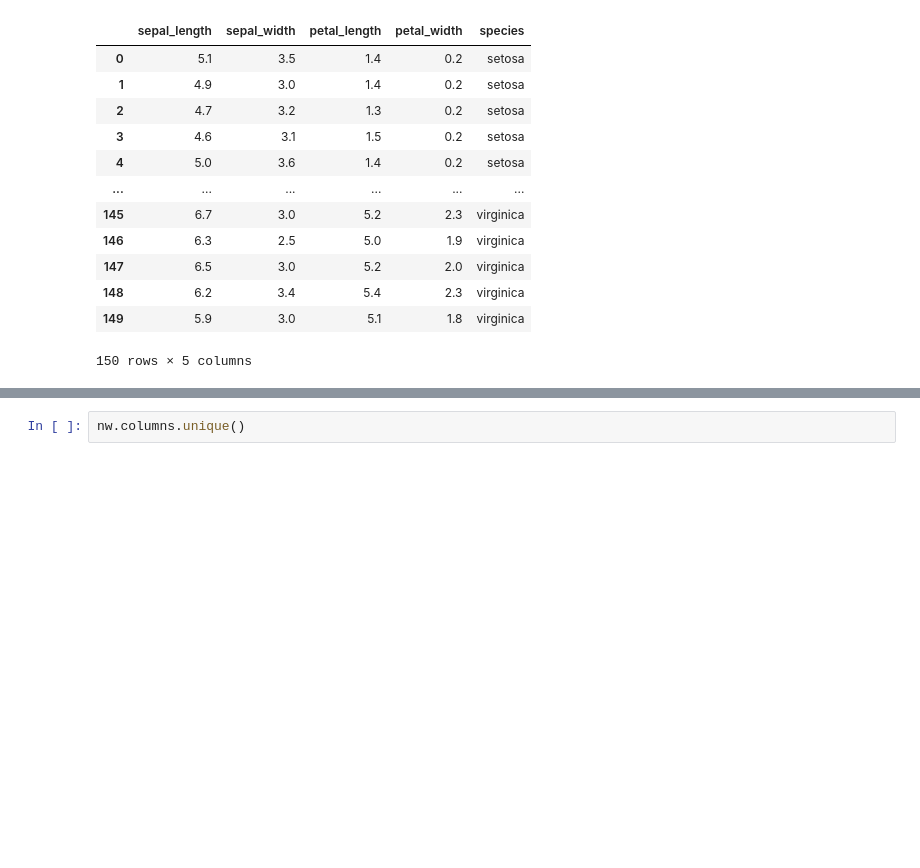
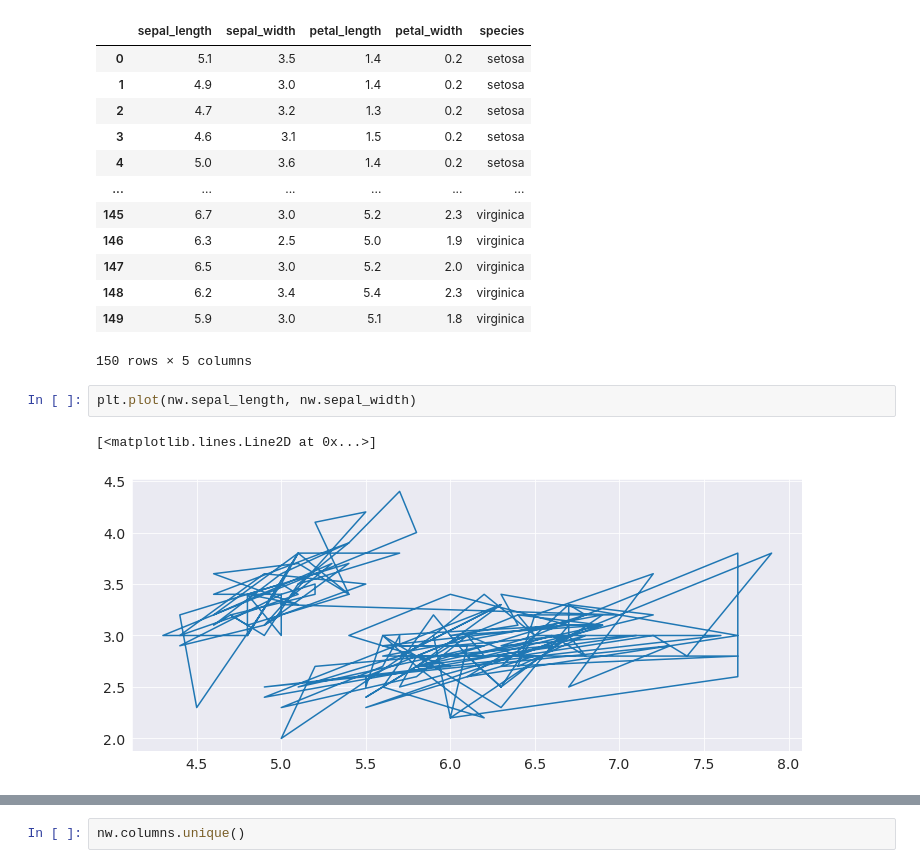
Before and after one commit to Mileye22/Mileye22, a Jupyter notebook: VisualizationTech.ipynb, the cells around one changed output, grey strips where cells are left out. Drawn from its saved outputs; the diff is of its cells as text; blank space fills up the shorter version.

```diff
--- a/VisualizationTech.ipynb
+++ b/VisualizationTech.ipynb
@@ -394,3 +410,8 @@ nw
 | 148 | 6.2 | 3.4 | 5.4 | 2.3 | virginica |
 | 149 | 5.9 | 3.0 | 5.1 | 1.8 | virginica |
 150 rows × 5 columns
+# %%
+plt.plot(nw.sepal_length, nw.sepal_width)
+# %% [output]
+[<matplotlib.lines.Line2D at 0x...>]
+[figure, added]
```
Also changed, not shown: parts of 50 cells of this notebook.
